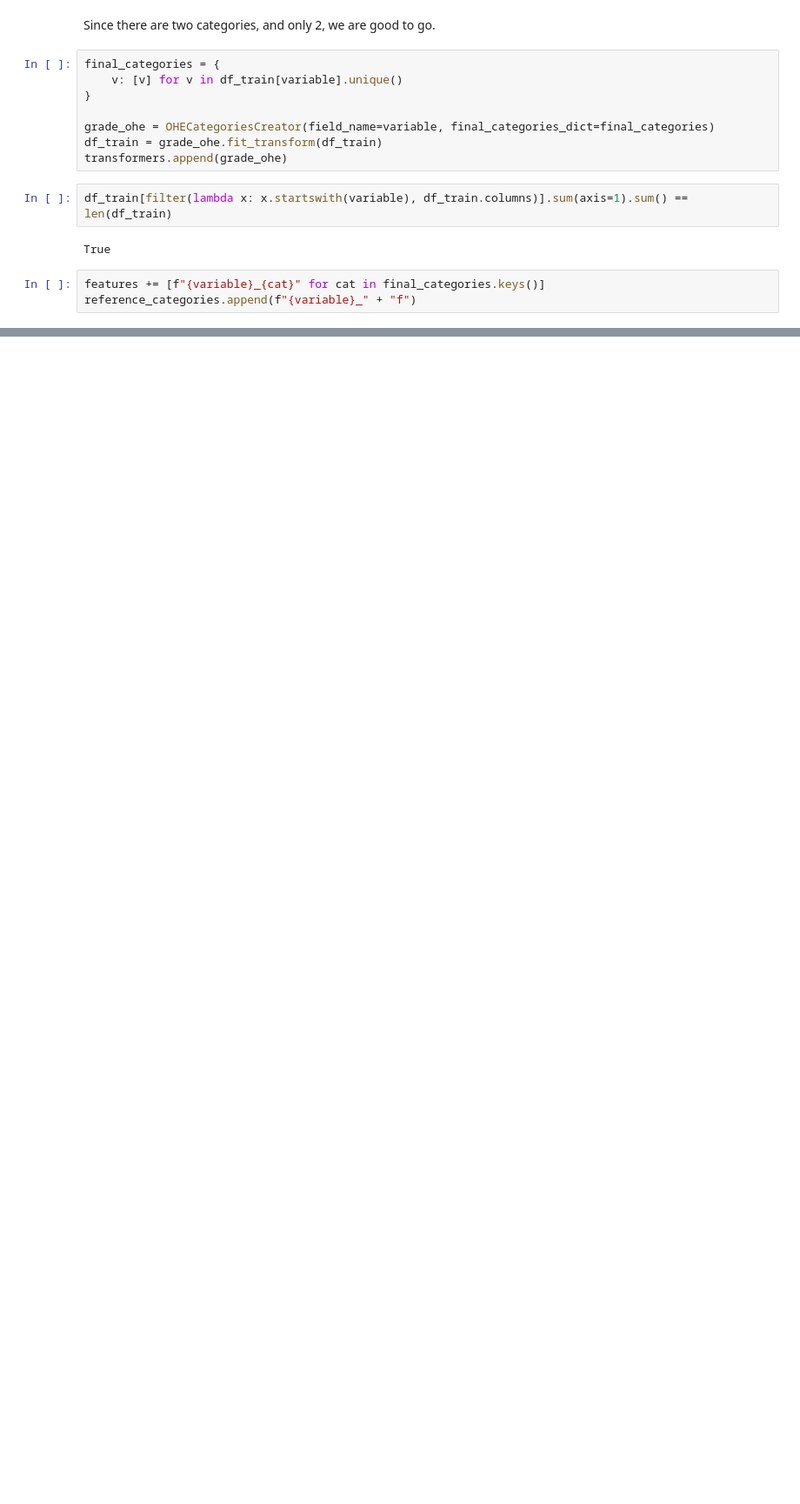
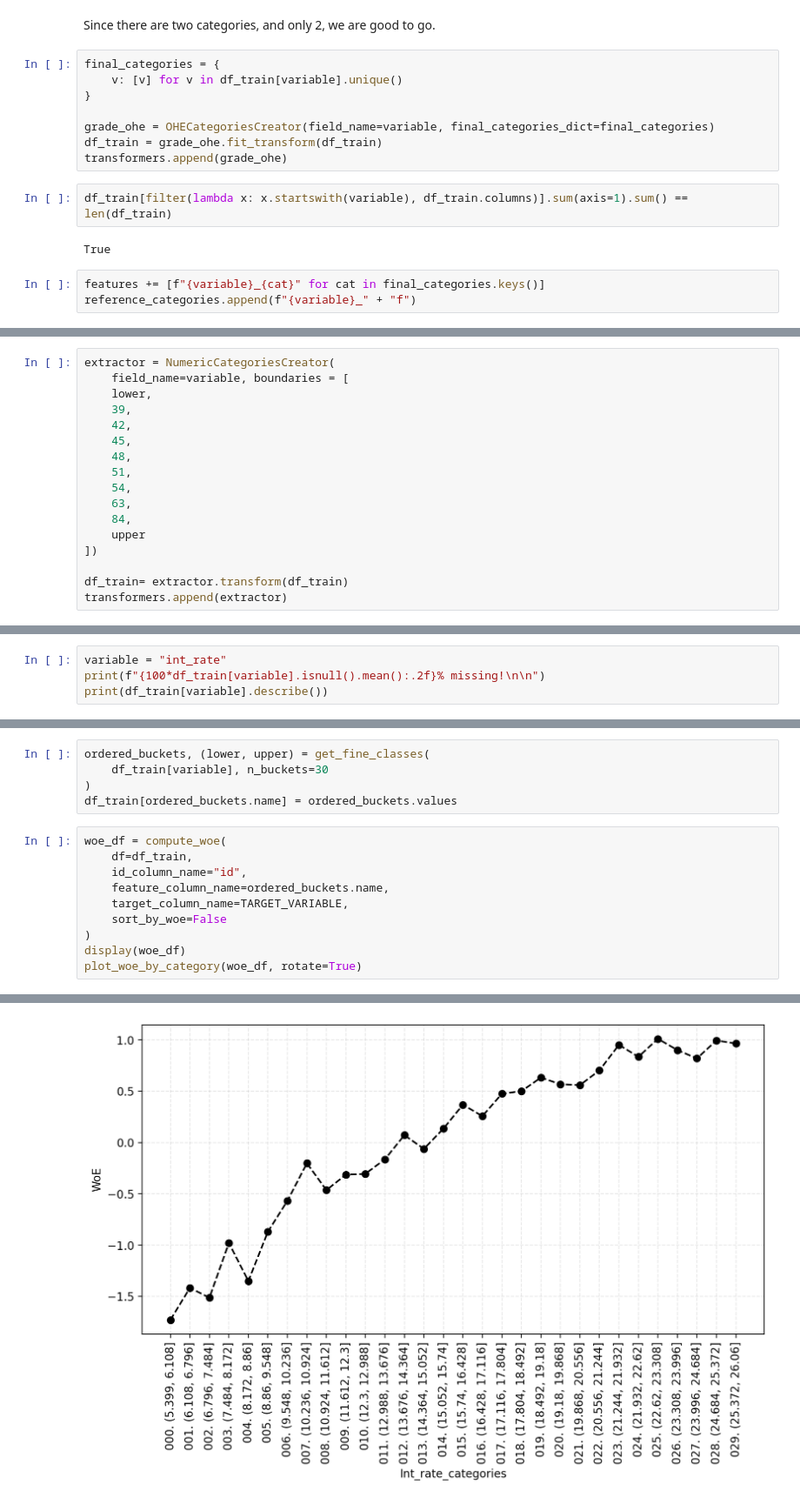
Before and after one commit to gfluz94/credit-risk-modeling, a Jupyter notebook: notebooks/General Outline PD Model.ipynb, the cells around one changed output, grey strips where cells are left out. Shown at 87% size. Drawn from its saved outputs; the diff is of its cells as text; blank space fills up the shorter version.

```diff
--- a/notebooks/General Outline PD Model.ipynb
+++ b/notebooks/General Outline PD Model.ipynb
@@ -531,0 +767,17 @@ reference_categories.append(f"{variable}_" + "f")
+# %%
+extractor = NumericCategoriesCreator(
+    field_name=variable, boundaries = [
+    lower,
+    39,
+    42,
+    45,
+    48,
+    51,
+    54,
+    63,
+    84,
+    upper
+])
+
+df_train= extractor.transform(df_train)
+transformers.append(extractor)
@@ -531,0 +789,4 @@ reference_categories.append(f"{variable}_" + "f")
+# %%
+variable = "int_rate"
+print(f"{100*df_train[variable].isnull().mean():.2f}% missing!\n\n")
+print(df_train[variable].describe())
@@ -531,0 +806,16 @@ reference_categories.append(f"{variable}_" + "f")
+# %%
+ordered_buckets, (lower, upper) = get_fine_classes(
+    df_train[variable], n_buckets=30
+)
+df_train[ordered_buckets.name] = ordered_buckets.values
+# %%
+woe_df = compute_woe(
+    df=df_train,
+    id_column_name="id",
+    feature_column_name=ordered_buckets.name,
+    target_column_name=TARGET_VARIABLE,
+    sort_by_woe=False
+)
+display(woe_df)
+plot_woe_by_category(woe_df, rotate=True)
+# %% [output]
@@ -531,0 +840 @@ reference_categories.append(f"{variable}_" + "f")
+[figure, added]
```
Also changed, not shown: parts of 107 cells of this notebook.
